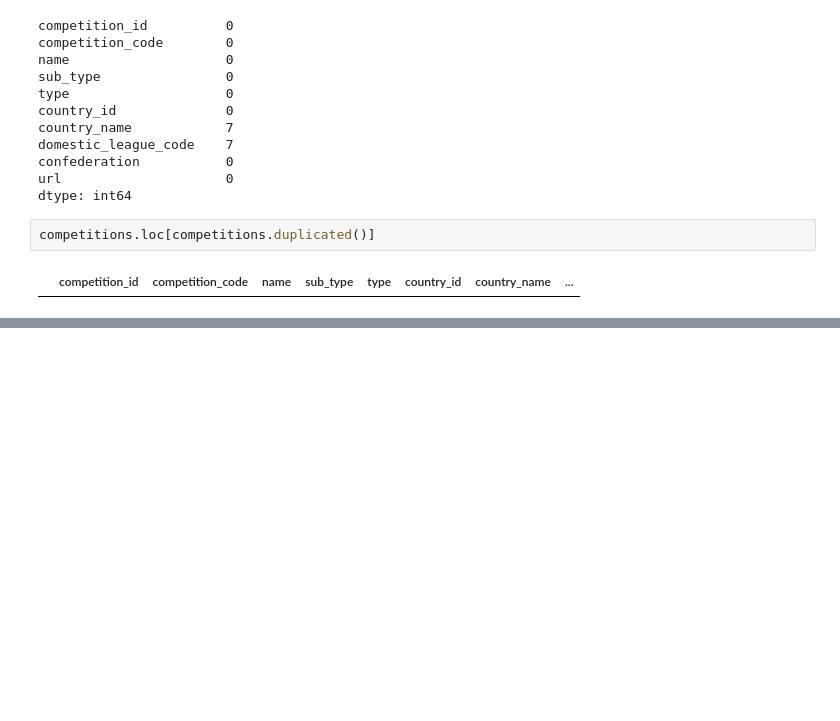
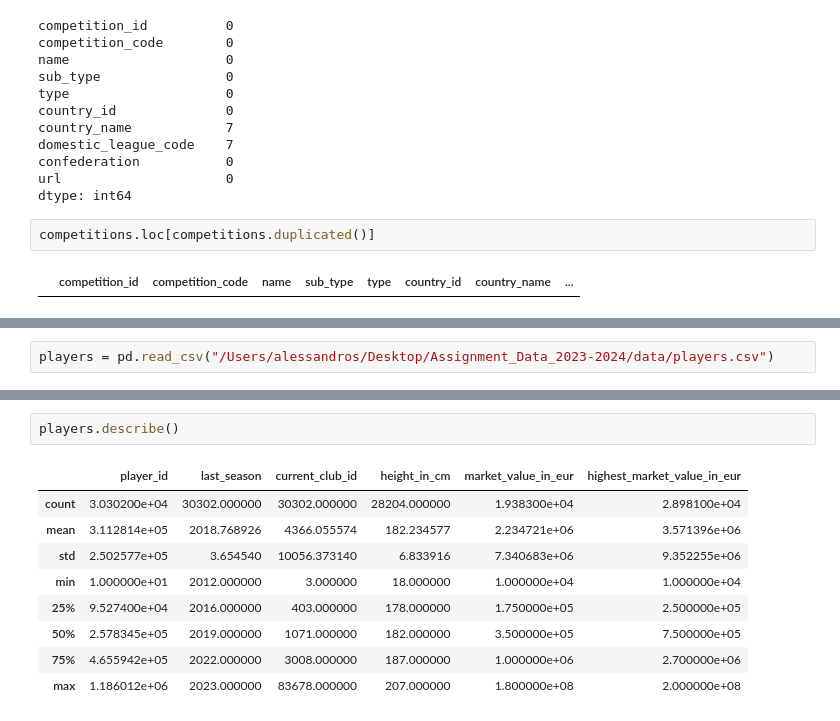
Before and after one commit to AleSar2312/Pycharm, a Jupyter notebook: Analisi.ipynb, the cells around one changed output, grey strips where cells are left out. Saved outputs shown, nothing was run; the diff lists cells and outputs as text; blank space fills up the shorter version.

```diff
--- a/Analisi.ipynb
+++ b/Analisi.ipynb
@@ -360,0 +576,2 @@ competitions.loc[competitions.duplicated()]
+# %%
+players = pd.read_csv("/Users/alessandros/Desktop/Assignment_Data_2023-2024/data/players.csv")
@@ -360,0 +603,12 @@ competitions.loc[competitions.duplicated()]
+# %%
+players.describe()
+# %% [output]
+|  | player_id | last_season | current_club_id | height_in_cm | market_value_in_eur | highest_market_value_in_eur |
+| count | 3.030200e+04 | 30302.000000 | 30302.000000 | 28204.000000 | 1.938300e+04 | 2.898100e+04 |
+| mean | 3.112814e+05 | 2018.768926 | 4366.055574 | 182.234577 | 2.234721e+06 | 3.571396e+06 |
+| std | 2.502577e+05 | 3.654540 | 10056.373140 | 6.833916 | 7.340683e+06 | 9.352255e+06 |
+| min | 1.000000e+01 | 2012.000000 | 3.000000 | 18.000000 | 1.000000e+04 | 1.000000e+04 |
+| 25% | 9.527400e+04 | 2016.000000 | 403.000000 | 178.000000 | 1.750000e+05 | 2.500000e+05 |
+| 50% | 2.578345e+05 | 2019.000000 | 1071.000000 | 182.000000 | 3.500000e+05 | 7.500000e+05 |
+| 75% | 4.655942e+05 | 2022.000000 | 3008.000000 | 187.000000 | 1.000000e+06 | 2.700000e+06 |
+| max | 1.186012e+06 | 2023.000000 | 83678.000000 | 207.000000 | 1.800000e+08 | 2.000000e+08 |
```
Also changed, not shown: parts of 33 cells of this notebook.
